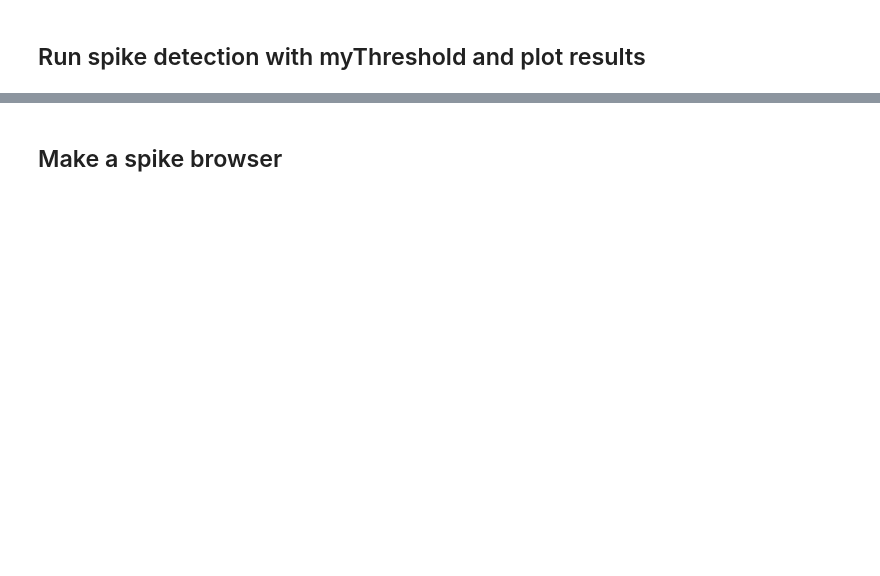
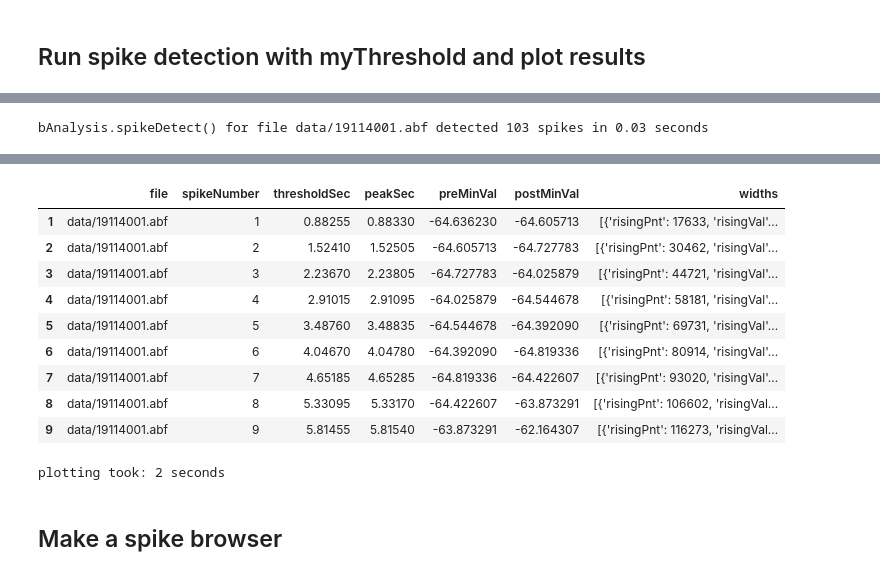
Before and after one commit to cudmore/SanPy, a Jupyter notebook: bBrowser.ipynb, the cells around one changed output, grey strips where cells are left out. Cells and saved outputs as stored; diff of their text form; code cells hidden in the pictures; blank space fills up the shorter version.

```diff
--- a/bBrowser.ipynb
+++ b/bBrowser.ipynb
@@ -120,0 +159,53 @@ bAnalysis.spikeDetect() detected  103 spikes
+# %%
+# load a file
+file = 'data/19114001.abf'
+ba = bAnalysis.bAnalysis(file)
+
+# spike detect
+myThreshold = 100
+halfHeights = [20, 50, 80]
+ba.spikeDetect(dVthresholdPos=myThreshold, halfHeights=halfHeights)
+
+startSeconds = time.time()
+
+#
+# plot Vm with all detected spikes (threshold, peak, pre/post min, half-wdiths
+fig = plt.figure(figsize=(10, 4))
+myAxis = fig.add_subplot(1, 1 , 1)
+
+ba.plotSpikes(ax=myAxis)
+
+#
+# plot the value of each spike amp
+fig = plt.figure(figsize=(10, 4))
+myAxis2 = fig.add_subplot(1, 1 , 1)
+
+ba.plotTimeSeries(stat='peak', ax=myAxis2)
+
+#
+# plot the value of each half-width for each spike
+fig = plt.figure(figsize=(10, 4))
+myAxis3 = fig.add_subplot(1, 1 , 1)
+
+for i, halfHeight in enumerate(halfHeights):
+    ba.plotTimeSeries(stat='halfWidth', halfWidthIdx=i, ax=myAxis3)
+
+#
+# plot ISI between each spike
+fig = plt.figure(figsize=(10, 4))
+myAxis4 = fig.add_subplot(1, 1 , 1)
+
+ba.plotISI(ax=myAxis4)
+
+# make a report of all spike times
+from IPython.display import display, HTML
+df = ba.report()
+# for now, just showing first 10 spikes
+display(df[1:10])
+# not sure what this does but might be important
+#display(HTML(df.to_html()))
+
+stopSeconds = time.time()
+print('plotting took:', round(stopSeconds-startSeconds), 'seconds')
+# %% [output]
+bAnalysis.spikeDetect() for file data/19114001.abf detected 103 spikes in 0.03 seconds
@@ -121,3 +220,14 @@ bAnalysis.spikeDetect() detected  103 spikes
+|  | file | spikeNumber | thresholdSec | peakSec | preMinVal | postMinVal | widths |
+| 1 | data/19114001.abf | 1 | 0.88255 | 0.88330 | -64.636230 | -64.605713 | [{'risingPnt': 17633, 'risingVal'... |
+| 2 | data/19114001.abf | 2 | 1.52410 | 1.52505 | -64.605713 | -64.727783 | [{'risingPnt': 30462, 'risingVal'... |
+| 3 | data/19114001.abf | 3 | 2.23670 | 2.23805 | -64.727783 | -64.025879 | [{'risingPnt': 44721, 'risingVal'... |
+| 4 | data/19114001.abf | 4 | 2.91015 | 2.91095 | -64.025879 | -64.544678 | [{'risingPnt': 58181, 'risingVal'... |
+| 5 | data/19114001.abf | 5 | 3.48760 | 3.48835 | -64.544678 | -64.392090 | [{'risingPnt': 69731, 'risingVal'... |
+| 6 | data/19114001.abf | 6 | 4.04670 | 4.04780 | -64.392090 | -64.819336 | [{'risingPnt': 80914, 'risingVal'... |
+| 7 | data/19114001.abf | 7 | 4.65185 | 4.65285 | -64.819336 | -64.422607 | [{'risingPnt': 93020, 'risingVal'... |
+| 8 | data/19114001.abf | 8 | 5.33095 | 5.33170 | -64.422607 | -63.873291 | [{'risingPnt': 106602, 'risingVal... |
+| 9 | data/19114001.abf | 9 | 5.81455 | 5.81540 | -63.873291 | -62.164307 | [{'risingPnt': 116273, 'risingVal... |
+plotting took: 2 seconds
 # %% [markdown]
 ## Make a spike browser
 # %%
```
Also changed, not shown: parts of 6 cells of this notebook, 4 other files.
